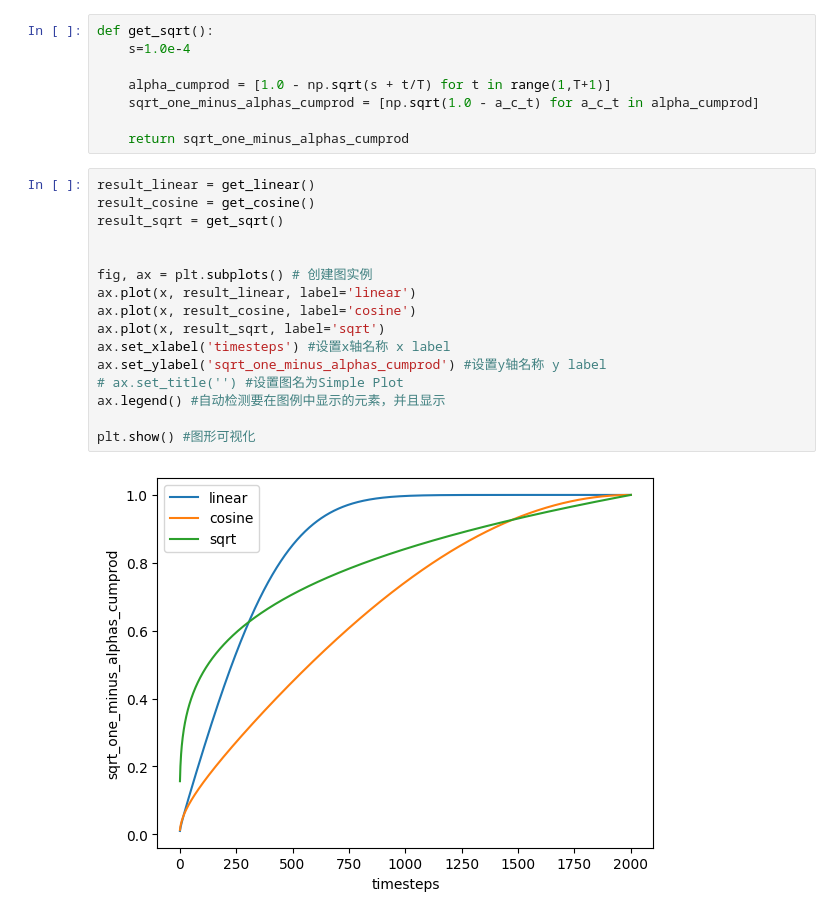
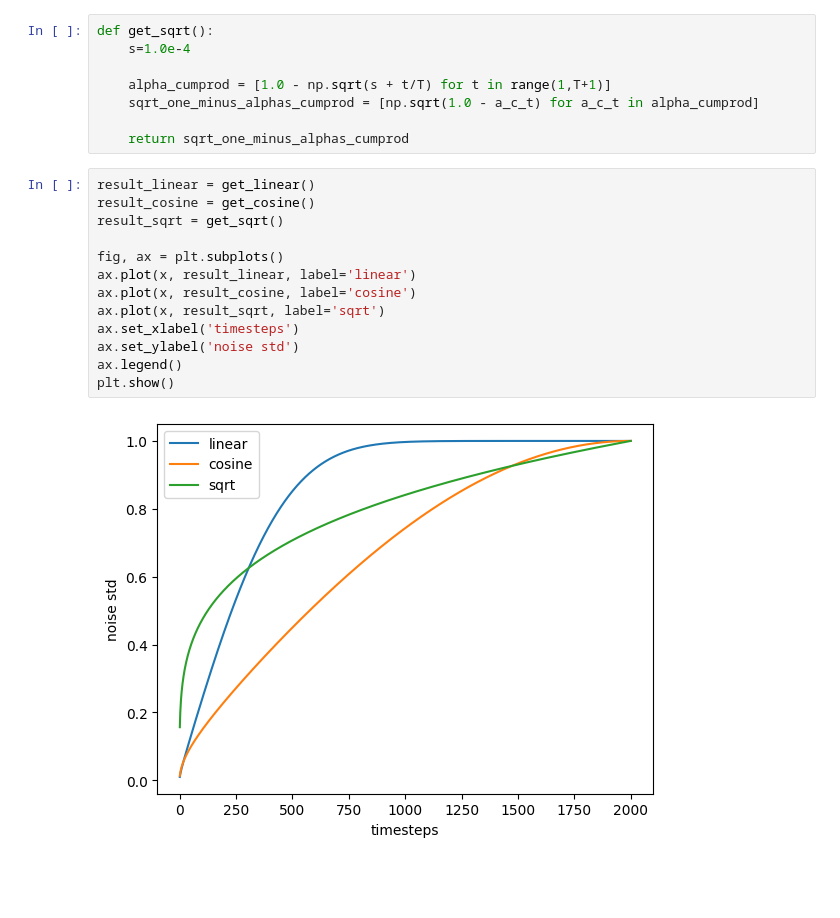
Before and after one commit to bansky-cl/noise-schedule, a Jupyter notebook: noise-schdule.ipynb, the cells around one changed output. Drawn from its saved outputs; the diff is of its cells as text; blank space fills up the shorter version.

```diff
--- a/noise-schdule.ipynb
+++ b/noise-schdule.ipynb
@@ -45,18 +45,15 @@ def get_sqrt():
 # %%
 result_linear = get_linear()
 result_cosine = get_cosine()
 result_sqrt = get_sqrt()
 
-
-fig, ax = plt.subplots() # 创建图实例
+fig, ax = plt.subplots()
 ax.plot(x, result_linear, label='linear')
 ax.plot(x, result_cosine, label='cosine')
 ax.plot(x, result_sqrt, label='sqrt')
-ax.set_xlabel('timesteps') #设置x轴名称 x label
-ax.set_ylabel('sqrt_one_minus_alphas_cumprod') #设置y轴名称 y label
-# ax.set_title('') #设置图名为Simple Plot
-ax.legend() #自动检测要在图例中显示的元素，并且显示
-
-plt.show() #图形可视化
+ax.set_xlabel('timesteps')
+ax.set_ylabel('noise std')
+ax.legend()
+plt.show()
 # %% [output]
-[figure, old version]
+[figure, new version]
```
Also changed, not shown: parts of 2 cells of this notebook.
